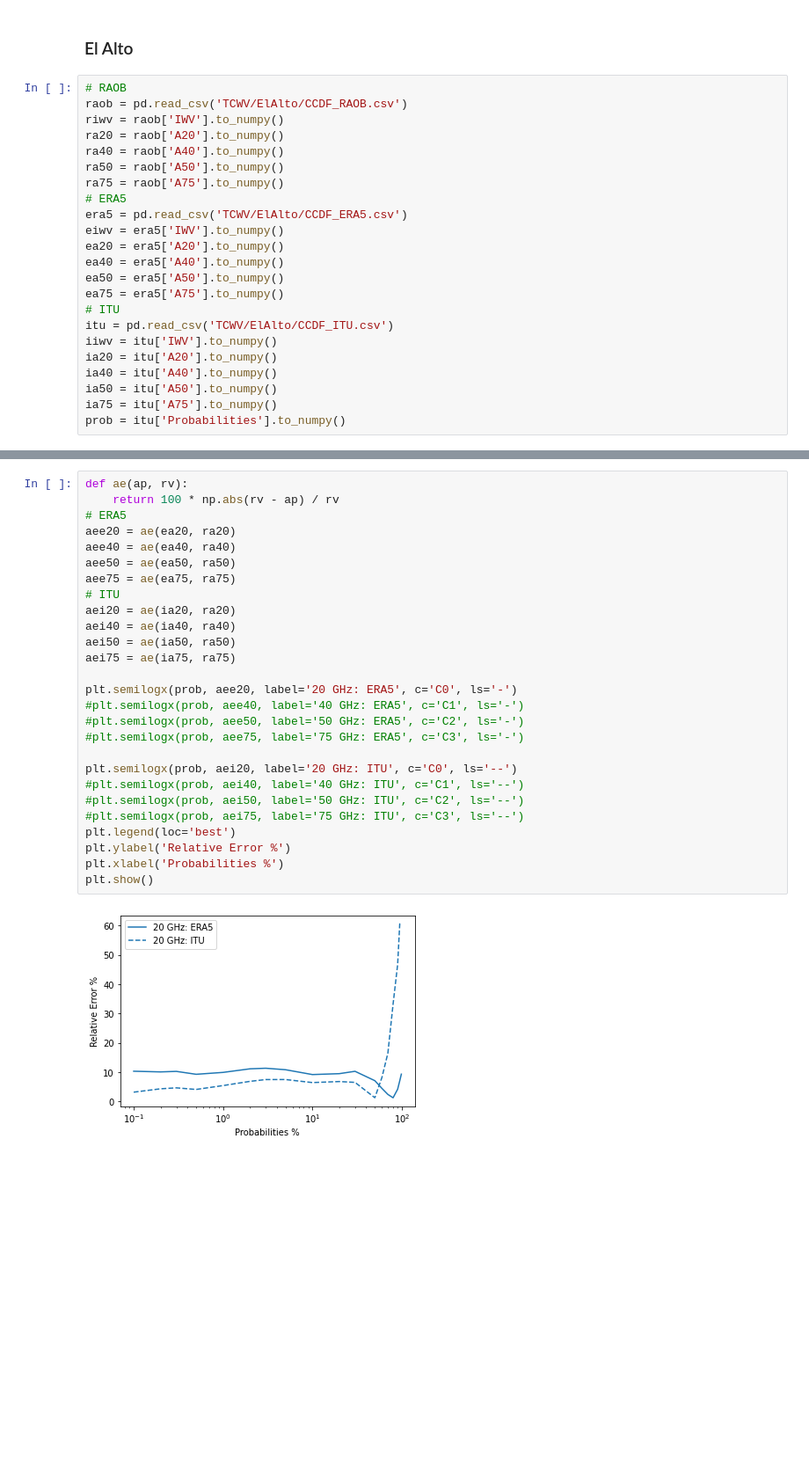
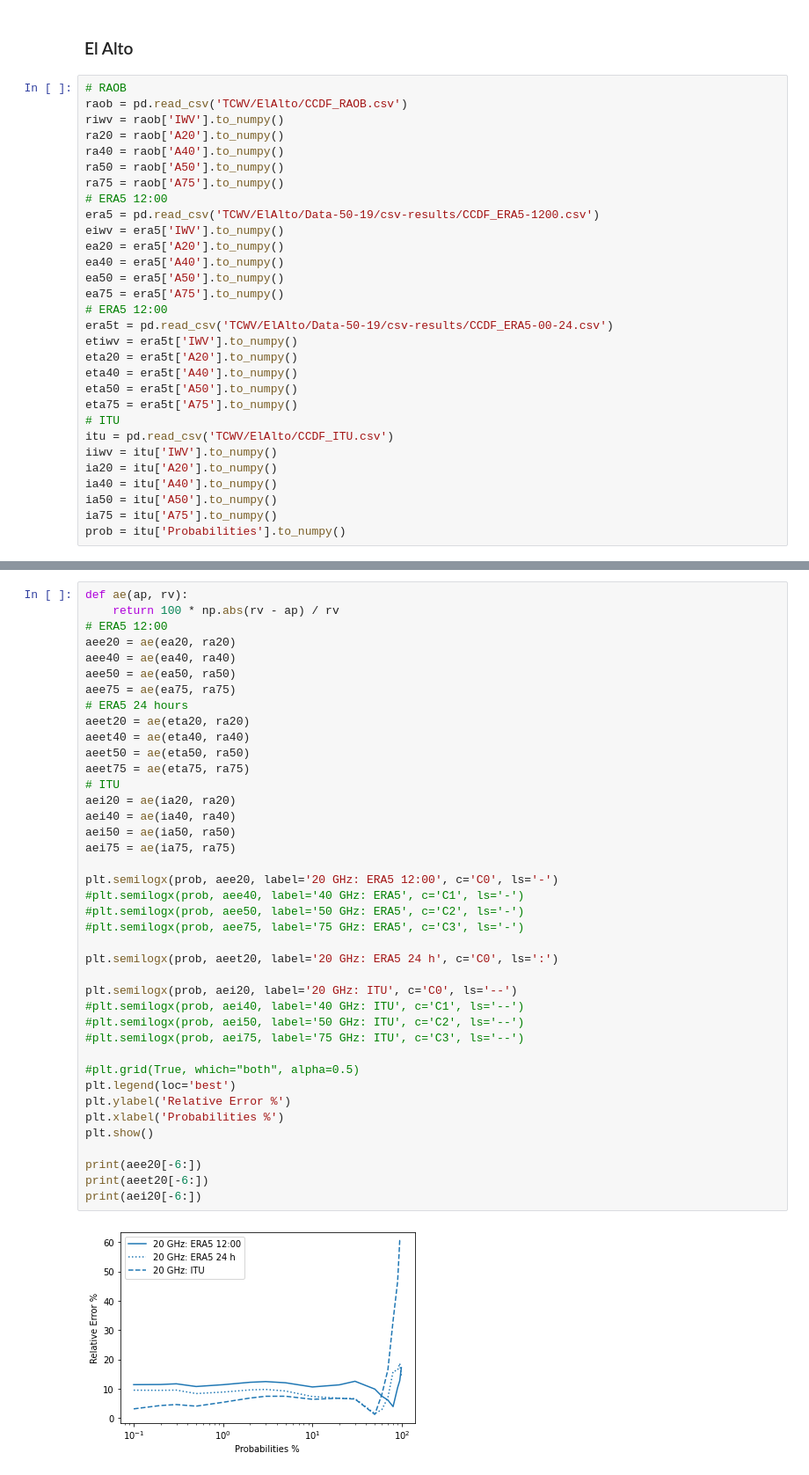
Before and after one commit to gustavomarinovando/era5-analysis, a Jupyter notebook: DataComparison.ipynb, the cells around one changed output, grey strips where cells are left out. Shown at 88% size. Saved outputs shown, nothing was run; the diff lists cells and outputs as text; blank space fills up the shorter version.

```diff
--- a/DataComparison.ipynb
+++ b/DataComparison.ipynb
@@ -25,13 +25,20 @@ ra20 = raob['A20'].to_numpy()
 ra40 = raob['A40'].to_numpy()
 ra50 = raob['A50'].to_numpy()
 ra75 = raob['A75'].to_numpy()
-# ERA5
-era5 = pd.read_csv('TCWV/ElAlto/CCDF_ERA5.csv')
+# ERA5 12:00
+era5 = pd.read_csv('TCWV/ElAlto/Data-50-19/csv-results/CCDF_ERA5-1200.csv')
 eiwv = era5['IWV'].to_numpy()
 ea20 = era5['A20'].to_numpy()
 ea40 = era5['A40'].to_numpy()
 ea50 = era5['A50'].to_numpy()
 ea75 = era5['A75'].to_numpy()
+# ERA5 12:00
+era5t = pd.read_csv('TCWV/ElAlto/Data-50-19/csv-results/CCDF_ERA5-00-24.csv')
+etiwv = era5t['IWV'].to_numpy()
+eta20 = era5t['A20'].to_numpy()
+eta40 = era5t['A40'].to_numpy()
+eta50 = era5t['A50'].to_numpy()
+eta75 = era5t['A75'].to_numpy()
 # ITU
 itu = pd.read_csv('TCWV/ElAlto/CCDF_ITU.csv')
 iiwv = itu['IWV'].to_numpy()
@@ -98,29 +113,42 @@ print('75 GHz', emean, erms, imean, irms)
 # %%
 def ae(ap, rv):
     return 100 * np.abs(rv - ap) / rv
-# ERA5
+# ERA5 12:00
 aee20 = ae(ea20, ra20)
 aee40 = ae(ea40, ra40)
 aee50 = ae(ea50, ra50)
 aee75 = ae(ea75, ra75)
+# ERA5 24 hours
+aeet20 = ae(eta20, ra20)
+aeet40 = ae(eta40, ra40)
+aeet50 = ae(eta50, ra50)
+aeet75 = ae(eta75, ra75)
 # ITU
 aei20 = ae(ia20, ra20)
 aei40 = ae(ia40, ra40)
 aei50 = ae(ia50, ra50)
 aei75 = ae(ia75, ra75)
 
-plt.semilogx(prob, aee20, label='20 GHz: ERA5', c='C0', ls='-')
+plt.semilogx(prob, aee20, label='20 GHz: ERA5 12:00', c='C0', ls='-')
 #plt.semilogx(prob, aee40, label='40 GHz: ERA5', c='C1', ls='-')
 #plt.semilogx(prob, aee50, label='50 GHz: ERA5', c='C2', ls='-')
 #plt.semilogx(prob, aee75, label='75 GHz: ERA5', c='C3', ls='-')
+
+plt.semilogx(prob, aeet20, label='20 GHz: ERA5 24 h', c='C0', ls=':')
 
 plt.semilogx(prob, aei20, label='20 GHz: ITU', c='C0', ls='--')
 #plt.semilogx(prob, aei40, label='40 GHz: ITU', c='C1', ls='--')
 #plt.semilogx(prob, aei50, label='50 GHz: ITU', c='C2', ls='--')
 #plt.semilogx(prob, aei75, label='75 GHz: ITU', c='C3', ls='--')
+
+#plt.grid(True, which="both", alpha=0.5)
 plt.legend(loc='best')
 plt.ylabel('Relative Error %')
 plt.xlabel('Probabilities %')
 plt.show()
+
+print(aee20[-6:])
+print(aeet20[-6:])
+print(aei20[-6:])
 # %% [output]
-[figure, old version]
+[figure, new version]
```
Also changed, not shown: parts of 5 cells of this notebook, 2 other files.
